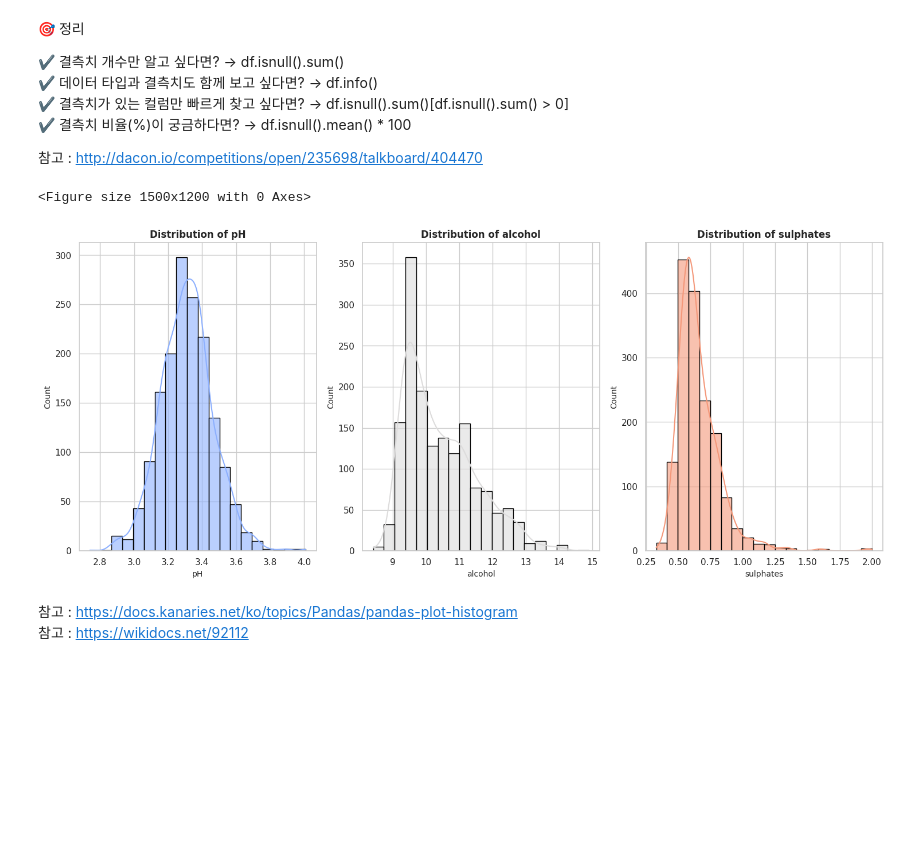
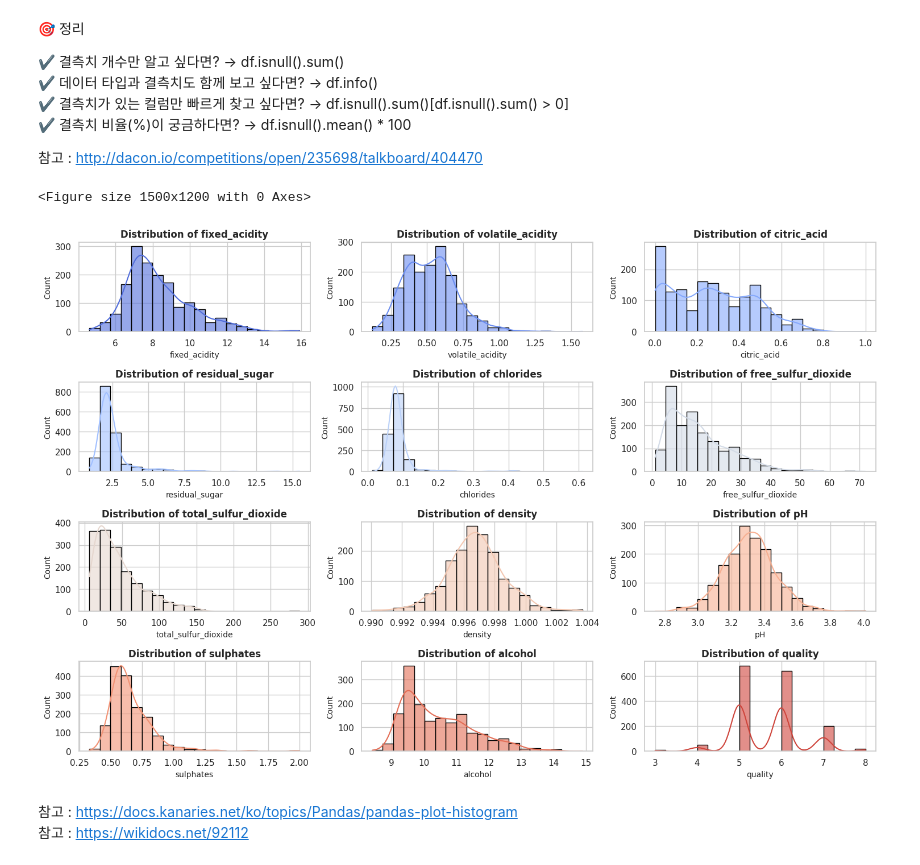
Before and after one commit to YiPhoebe/wine_quality_prediction, a Jupyter notebook: wine_quality.ipynb, the cells around one changed output. Cells and saved outputs as stored; diff of their text form; code cells hidden in the pictures; blank space fills up the shorter version.

```diff
--- a/wine_quality.ipynb
+++ b/wine_quality.ipynb
@@ -128,35 +130,36 @@ dtype: int64
 # gpt의 도움 (그래프를 조금 더 보기 좋게 그림)
 # Seaborn 스타일 적용
 sns.set_theme(style="whitegrid")  # 테마 설정
 plt.figure(figsize=(15, 12))  # 전체 크기 조정
 
 # 변수별 히스토그램 시각화
 # features = df.columns[:-1]  # 마지막 품질(quality) 제외
 # num_features = len(features)
 # rows = (num_features // 3) + 1  # 3개씩 한 줄에 배치
-features = ['pH', 'alcohol', 'sulphates']
+features = df.columns[:-1]
+
 num_features = len(features)
 rows = num_features // 3 + 1
 
 fig, axes = plt.subplots(nrows=rows, ncols=3, figsize=(15, 12))
 axes = axes.flatten()
 
 for i, feature in enumerate(features):
     sns.histplot(df[feature], bins=20, kde=True, color=sns.color_palette("coolwarm", num_features)[i],
                  edgecolor='black', alpha=0.6, ax=axes[i])
     axes[i].set_title(f"Distribution of {feature}", fontsize=12, fontweight='bold')
     axes[i].set_xlabel(feature, fontsize=10)
     axes[i].set_ylabel("Count", fontsize=10)
 
 # 빈 그래프 제거 (데이터 개수가 3의 배수가 아닐 때 필요)
 for j in range(i + 1, len(axes)):
     fig.delaxes(axes[j])
 
 plt.tight_layout()
 plt.show()
 # %% [output]
 <Figure size 1500x1200 with 0 Axes>
-[figure, old version]
+[figure, new version]
 # %% [markdown]
 참고 : https://docs.kanaries.net/ko/topics/Pandas/pandas-plot-histogram
 참고 : https://wikidocs.net/92112
```
Also changed, not shown: parts of 6 cells of this notebook, 1 other file.
